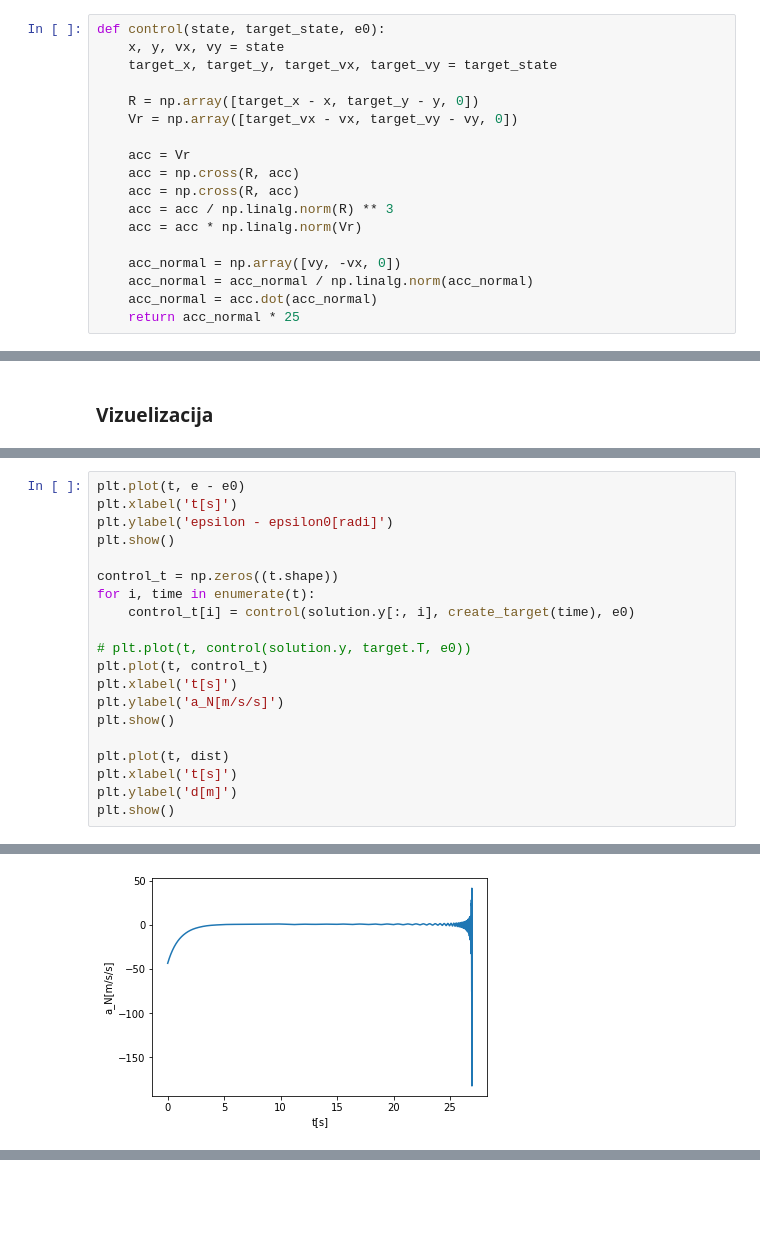
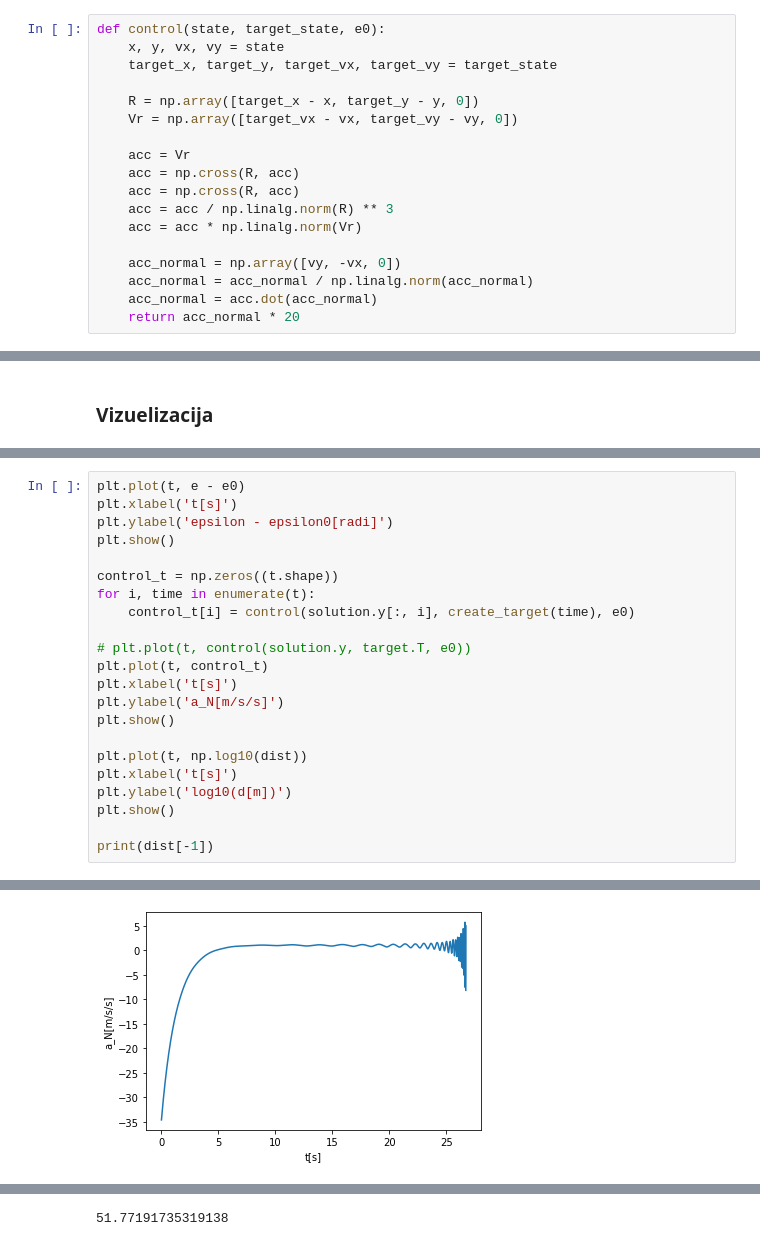
Before and after one commit to djokjulapfe/avo, a Jupyter notebook: main.ipynb, the cells around one changed output, grey strips where cells are left out. Cells and saved outputs as stored; diff of their text form; blank space fills up the shorter version.

```diff
--- a/main.ipynb
+++ b/main.ipynb
@@ -59,7 +62,7 @@ def control(state, target_state, e0):
     acc_normal = np.array([vy, -vx, 0])
     acc_normal = acc_normal / np.linalg.norm(acc_normal)
     acc_normal = acc.dot(acc_normal)
-    return acc_normal * 25
+    return acc_normal * 20
 # %% [markdown]
 ### Model letelice
 # %%
@@ -179,8 +182,10 @@ plt.xlabel('t[s]')
 plt.ylabel('a_N[m/s/s]')
 plt.show()
 
-plt.plot(t, dist)
+plt.plot(t, np.log10(dist))
 plt.xlabel('t[s]')
-plt.ylabel('d[m]')
+plt.ylabel('log10(d[m])')
 plt.show()
+
+print(dist[-1])
 # %% [output]
@@ -188 +193 @@ plt.show()
-[figure, old version]
+[figure, new version]
@@ -189,0 +195 @@ plt.show()
+51.77191735319138
```
Also changed, not shown: parts of 26 cells of this notebook.
